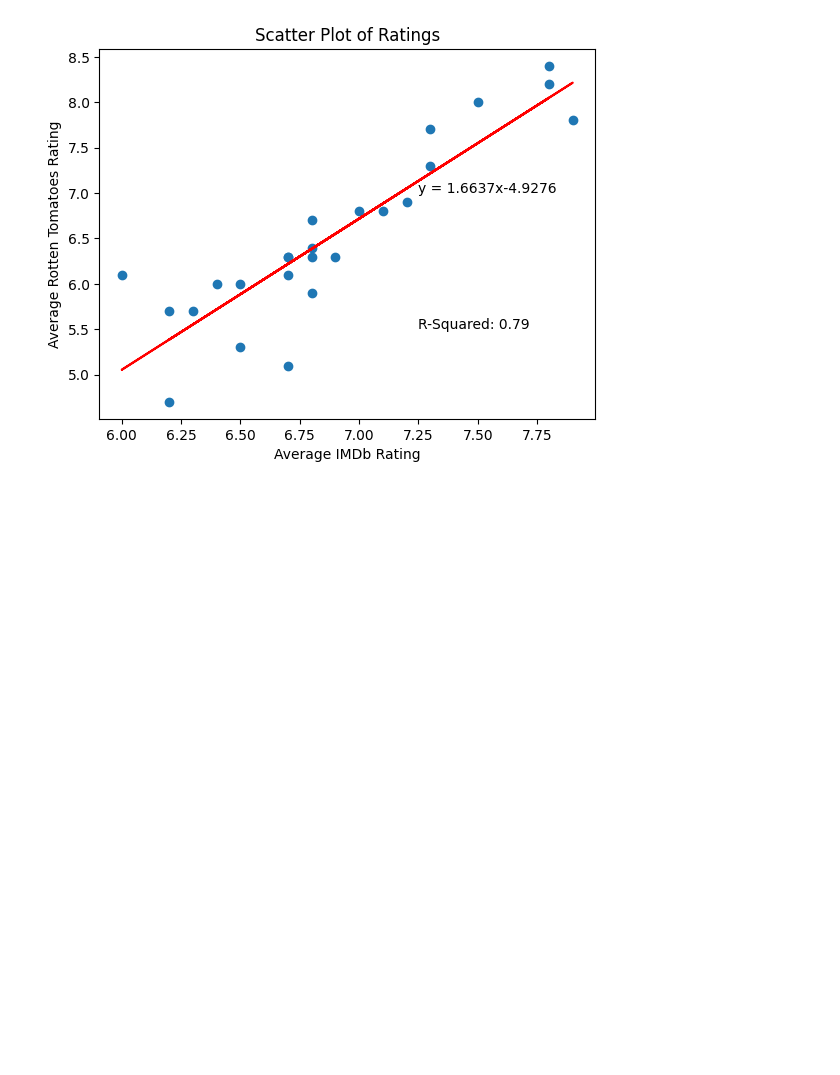
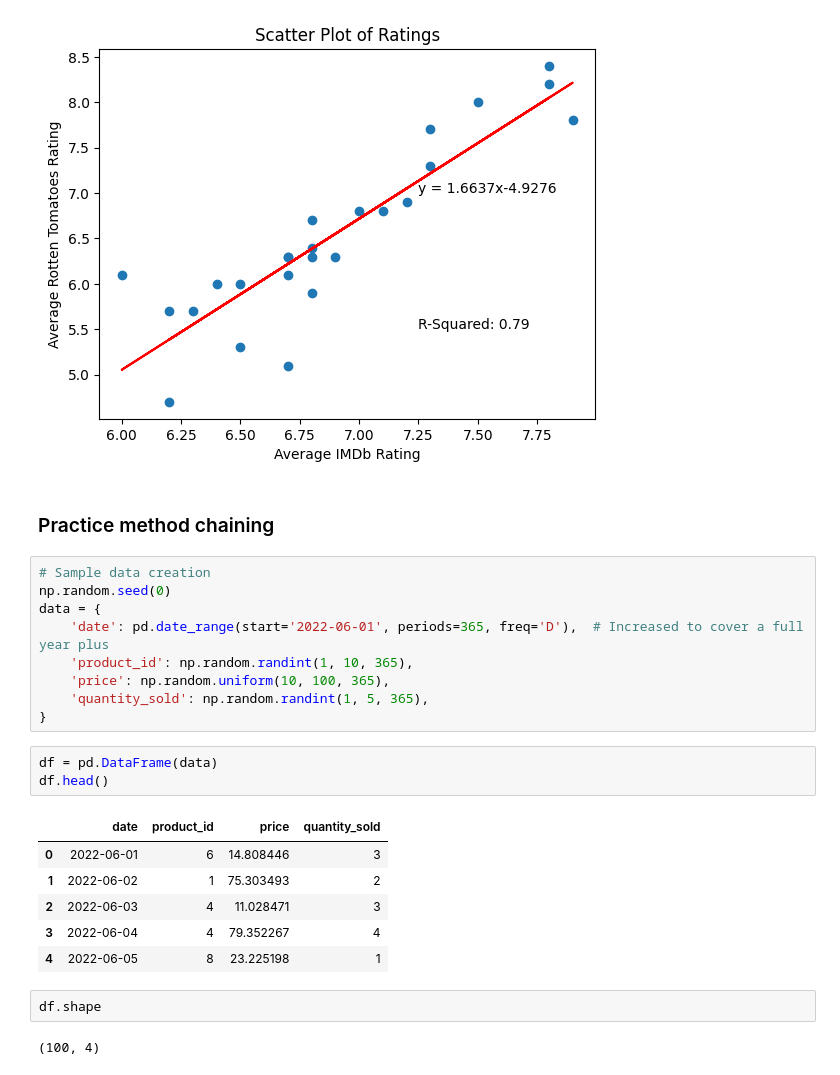
Before and after one commit to curtpond/eda, a Jupyter notebook: james-bond.ipynb, the cells around one changed output. Cells and saved outputs as stored; diff of their text form; blank space fills up the shorter version.

Commit message:
Small update to practice method chaining in Pandas.

```diff
--- a/james-bond.ipynb
+++ b/james-bond.ipynb
@@ -423,3 +423,28 @@ ax.set_ylabel("Average Rotten Tomatoes Rating")
 # %% [output]
 Text(0, 0.5, 'Average Rotten Tomatoes Rating')
 [figure]
+# %% [markdown]
+### Practice method chaining
+# %%
+# Sample data creation
+np.random.seed(0)
+data = {
+    'date': pd.date_range(start='2022-06-01', periods=365, freq='D'),  # Increased to cover a full year plus
+    'product_id': np.random.randint(1, 10, 365),
+    'price': np.random.uniform(10, 100, 365),
+    'quantity_sold': np.random.randint(1, 5, 365),
+}
+# %%
+df = pd.DataFrame(data)
+df.head()
+# %% [output]
+|  | date | product_id | price | quantity_sold |
+| 0 | 2022-06-01 | 6 | 14.808446 | 3 |
+| 1 | 2022-06-02 | 1 | 75.303493 | 2 |
+| 2 | 2022-06-03 | 4 | 11.028471 | 3 |
+| 3 | 2022-06-04 | 4 | 79.352267 | 4 |
+| 4 | 2022-06-05 | 8 | 23.225198 | 1 |
+# %%
+df.shape
+# %% [output]
+(100, 4)
```
Also changed, not shown: parts of 3 cells of this notebook.
